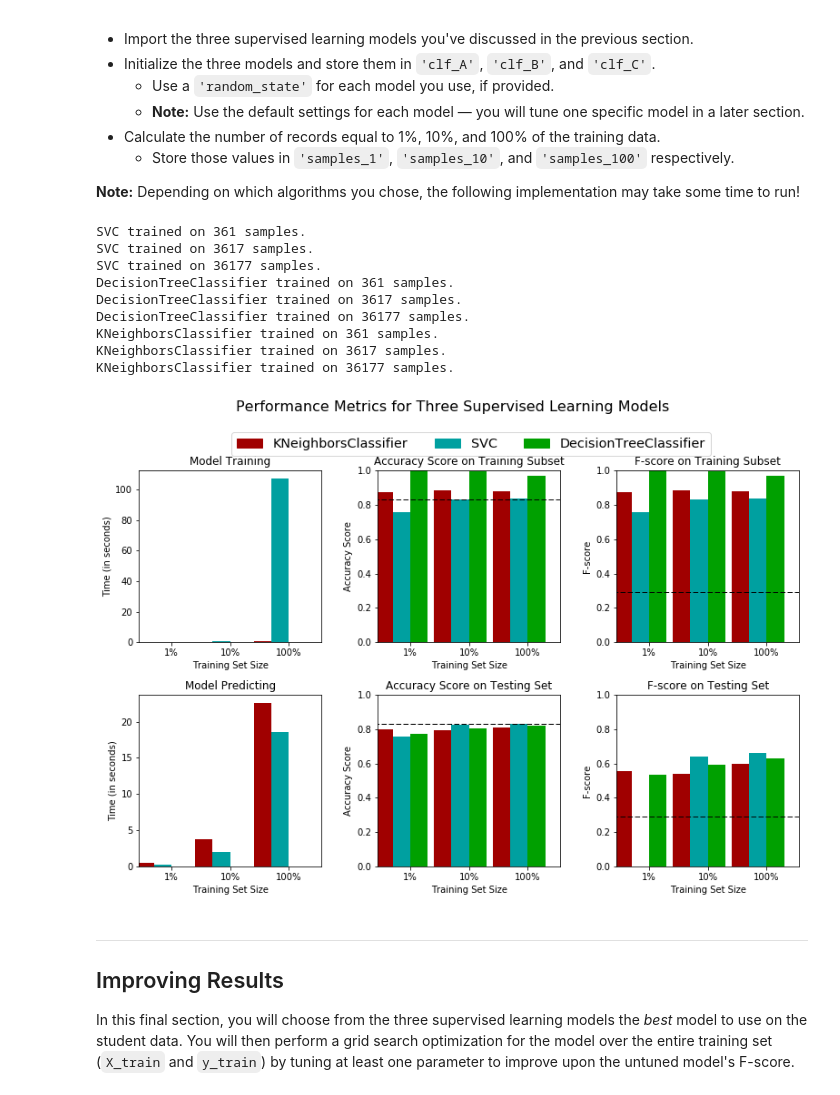
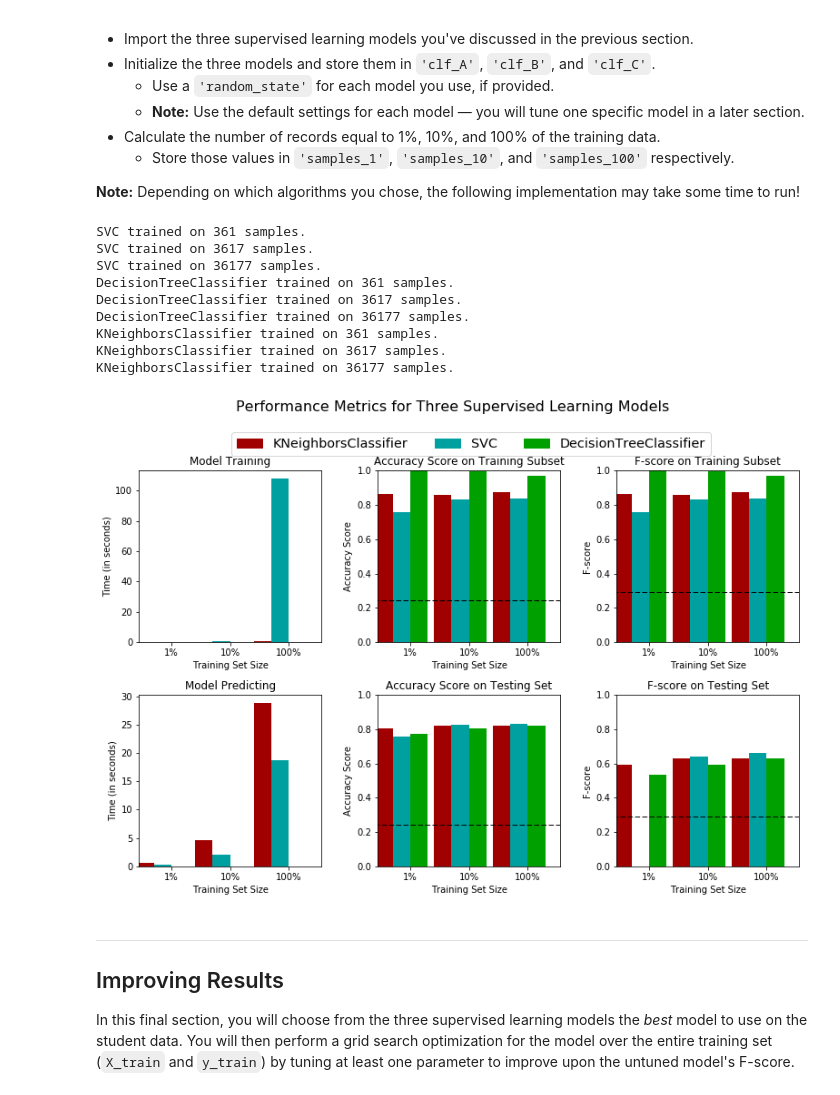
Before and after one commit to kwrjcr/UdacityMachineLearning, a Jupyter notebook: projects/finding_donors/finding_donors.ipynb, the cells around one changed output. Cells and saved outputs as stored; diff of their text form; code cells hidden in the pictures.

```diff
--- a/projects/finding_donors/finding_donors.ipynb
+++ b/projects/finding_donors/finding_donors.ipynb
@@ -205,13 +205,20 @@ Looking at the distribution of classes (those who make at most \$50,000, and tho
 # %%
 from sklearn.svm import SVC
 from sklearn.metrics import accuracy_score, f1_score
-clf = SVC()
+#clf = SVC()
+#clf.fit(X_train, y_train)
+#clf_predicted = clf.predict(X_test)
 
-clf.fit(X_train, y_train)
-clf_predicted = clf.predict(X_test)
+y_predict = []
+X_test_length = len(X_test)
+
+
+for i in range(X_test_length):
+    y_predict.append(1)
+
 
 # TODO: Calculate accuracy
-accuracy = accuracy_score(y_test, clf_predicted)
+accuracy = accuracy_score(y_test, y_predict)
 
 # TODO: Calculate F-score using the formula above for beta = 0.5
 #fscore = f1_score(y_test, clf_predicted, average='weighted')
@@ -353,35 +360,35 @@ from sklearn.neighbors import KNeighborsClassifier
 # TODO: Initialize the three models
 clf_A = SVC(random_state=0)
 clf_B = DecisionTreeClassifier(random_state=0)
-clf_C = KNeighborsClassifier(n_neighbors=2)
+clf_C = KNeighborsClassifier()
 
 # TODO: Calculate the number of samples for 1%, 10%, and 100% of the training data
 samples_1 = int(0.01 * len(X_train))
 samples_10 = int(0.10 * len(X_train))
 samples_100 = int(len(X_train))
 
 # Collect results on the learners
 results = {}
 for clf in [clf_A, clf_B, clf_C]:
     clf_name = clf.__class__.__name__
     results[clf_name] = {}
     for i, samples in enumerate([samples_1, samples_10, samples_100]):
         results[clf_name][i] = \
         train_predict(clf, samples, X_train, y_train, X_test, y_test)
 
 # Run metrics visualization for the three supervised learning models chosen
 vs.evaluate(results, accuracy, fscore)
 # %% [output]
 SVC trained on 361 samples.
 SVC trained on 3617 samples.
 SVC trained on 36177 samples.
 DecisionTreeClassifier trained on 361 samples.
 DecisionTreeClassifier trained on 3617 samples.
 DecisionTreeClassifier trained on 36177 samples.
 KNeighborsClassifier trained on 361 samples.
 KNeighborsClassifier trained on 3617 samples.
 KNeighborsClassifier trained on 36177 samples.
-[figure, old version]
+[figure, new version]
 # %% [markdown]
 ----
 ## Improving Results
```
Also changed, not shown: parts of 4 cells of this notebook, 1 other file.
